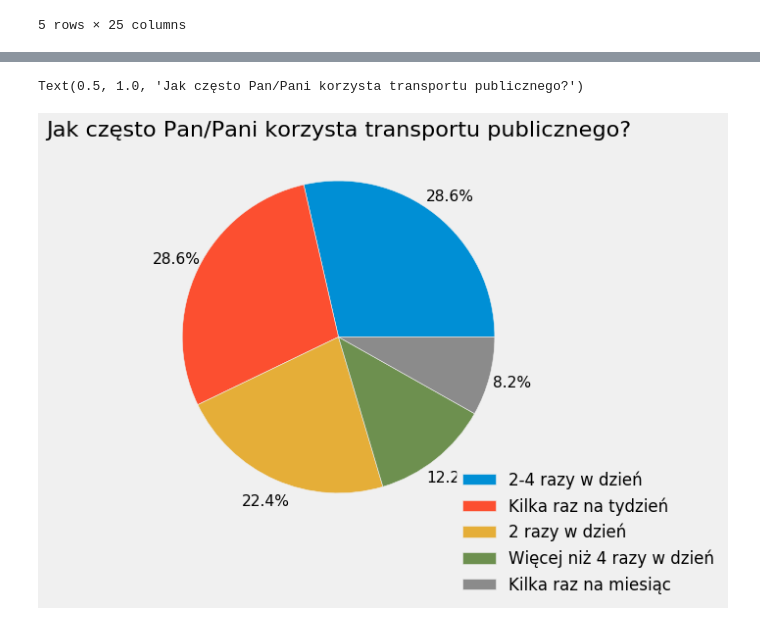
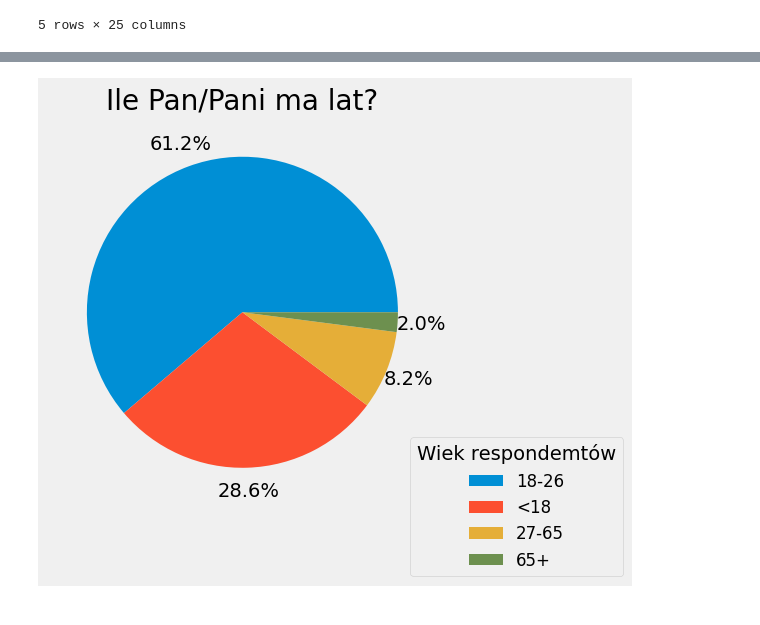
Before and after one commit to Mak7-kurochka/Satisfaction-with-public-transport, a Jupyter notebook: Psychology.ipynb, the cells around one changed output, grey strips where cells are left out. Saved outputs shown, nothing was run; the diff lists cells and outputs as text; code cells hidden in the pictures.

```diff
--- a/Psychology.ipynb
+++ b/Psychology.ipynb
@@ -39,19 +39,29 @@ df.head()
 | 4 | <18 | Panią | 1 - 5 łat | Tak | ... |
 5 rows × 25 columns
 # %%
-df['Ile Pan/Pani ma lat?'].value_counts('normal')
+def create_pie(name_file):
+    fstdf = pd.DataFrame(df[name_file].value_counts('normal'))
+    age = list(fstdf.index)
 
-fstdf = pd.DataFrame(df['Ile Pan/Pani ma lat?'].value_counts('normal'))
-age = list(fstdf.index)
+    count = []
+    for i in range(fstdf[name_file].count()):
+        count.append(fstdf[name_file][i])
+    for i in range(len(count)): count[i] *= 100
 
-count = []
-for i in range(fstdf['Ile Pan/Pani ma lat?'].count()):
-    count.append(fstdf['Ile Pan/Pani ma lat?'][i])
-for i in range(len(count)): count[i] *= 100
+    inp = input('Maybe you want add a title for legend table?: ')
+    if inp == 'Yes' or inp == 'yes':
+        name_table = input('Enter a title: ')
+        plt.pie(count,
+            autopct = '%1.1f%%', pctdistance=1.15)
 
-plt.pie(count, explode=[0.05, 0, 0, 0],
-        autopct = '%1.1f%%', pctdistance=1.15)
+        plt.legend(age, loc='center right', title=name_table,
+                   bbox_to_anchor=(1, 0, 0.5, 0), fontsize='12')
 
-plt.legend(age, title='Wiek respondemtów',loc='center right', bbox_to_anchor=(1, 0, 0.5, 0), fontsize='15')
+        plt.title(name_file)
+    else:
+        plt.pie(count,
+            autopct = '%1.1f%%', pctdistance=1.15)
 
-plt.title('Ile Pan/Pani ma lat?')
+        plt.legend(age, loc='center right', bbox_to_anchor=(1, 0, 0.5, 0), fontsize='12')
+
+        plt.title(name_file)
@@ -131,17 +68,4 @@ Text(0.5, 1.0, 'Z jakiego rodzaju transportu publicznego \nPan/Pani korzysta naj
-# %%
-sixthdf = pd.DataFrame(df['Jak często Pan/Pani korzysta transportu publicznego?'].value_counts('normal'))
-frequency = list(sixthdf.index)
-
-sixth = []
-for i in range(sixthdf['Jak często Pan/Pani korzysta transportu publicznego?'].count()):
-    sixth.append(sixthdf['Jak często Pan/Pani korzysta transportu publicznego?'][i])
-for i in range(len(sixth)): sixth[i] *= 100
-
-plt.pie(sixth, autopct = '%1.1f%%', pctdistance=1.15)
-
-plt.legend(frequency,loc='center right', bbox_to_anchor=(1, 0, 0.5, 0), fontsize='15')
-
-plt.title('Jak często Pan/Pani korzysta transportu publicznego?')
-# %% [output]
-Text(0.5, 1.0, 'Jak często Pan/Pani korzysta transportu publicznego?')
-[figure, removed]
+# %%
+create_pie('Ile Pan/Pani ma lat?')
+# %% [output]
+[figure, added]
```
Also changed, not shown: parts of 16 cells of this notebook.
